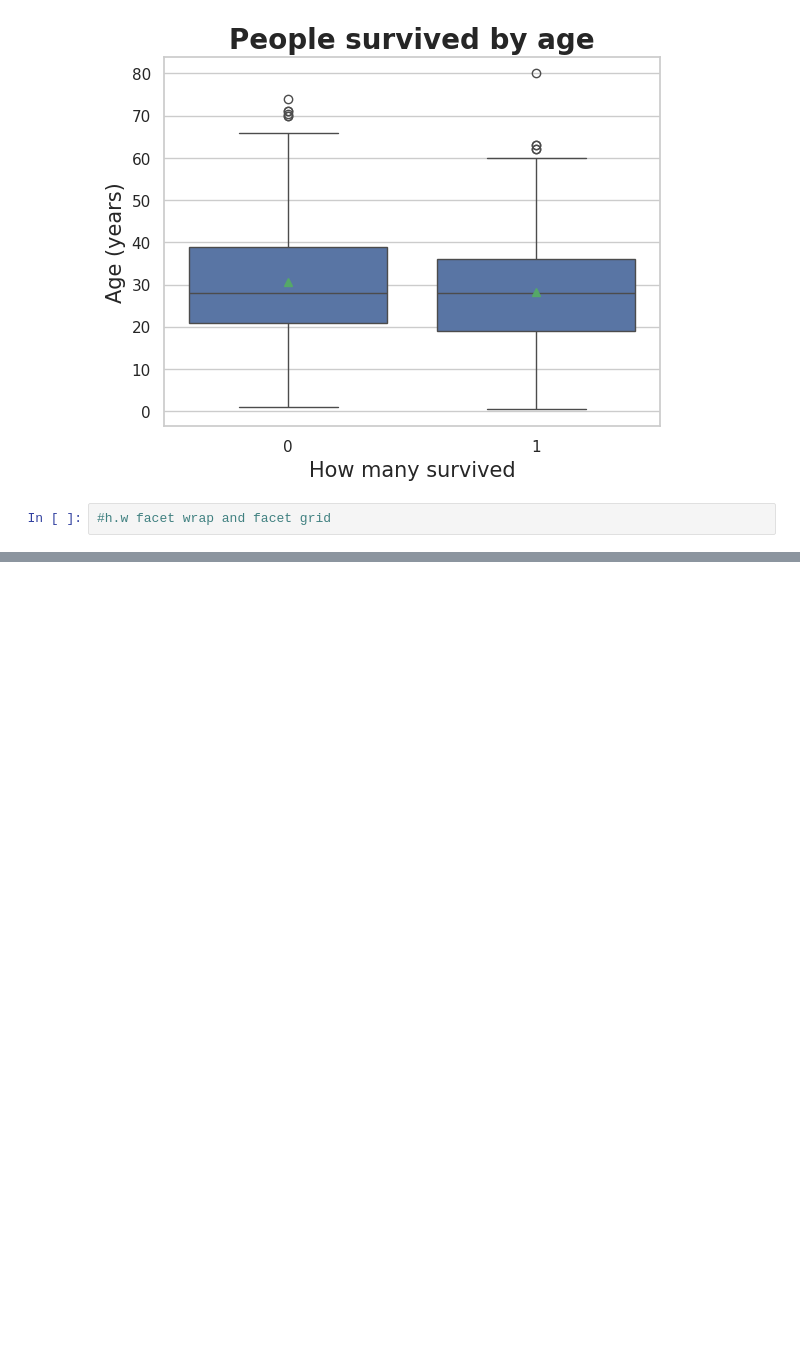
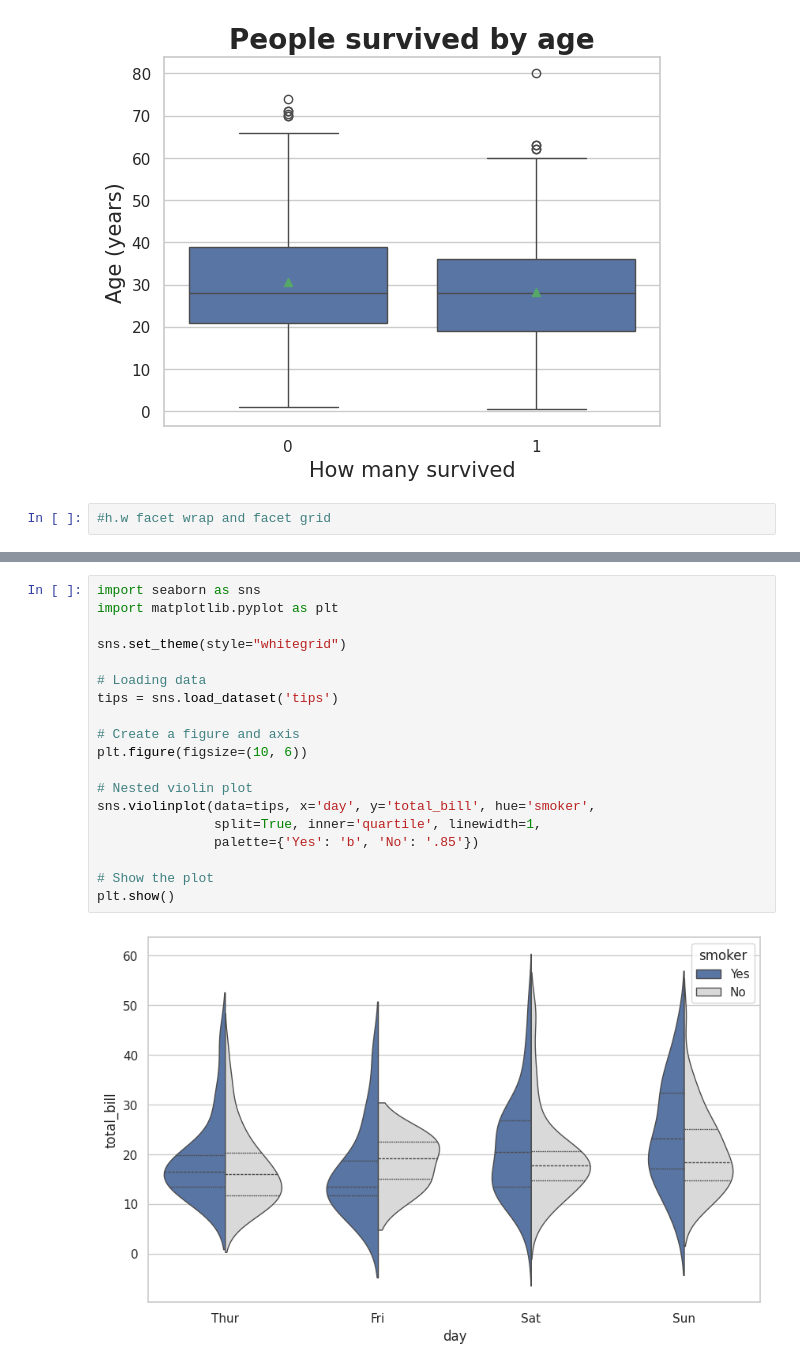
Before and after one commit to Syeda-Eman/40-days-of-Python, a Jupyter notebook: Day_4.ipynb, the cells around one changed output, grey strips where cells are left out. Saved outputs shown, nothing was run; the diff lists cells and outputs as text; blank space fills up the shorter version.

```diff
--- a/Day_4.ipynb
+++ b/Day_4.ipynb
@@ -541,0 +591,21 @@ plt.show()
+# %%
+import seaborn as sns
+import matplotlib.pyplot as plt
+
+sns.set_theme(style="whitegrid")
+
+# Loading data
+tips = sns.load_dataset('tips')
+
+# Create a figure and axis
+plt.figure(figsize=(10, 6))
+
+# Nested violin plot
+sns.violinplot(data=tips, x='day', y='total_bill', hue='smoker',
+               split=True, inner='quartile', linewidth=1,
+               palette={'Yes': 'b', 'No': '.85'})
+
+# Show the plot
+plt.show()
+# %% [output]
+[figure, added]
```
Also changed, not shown: parts of 6 cells of this notebook.
